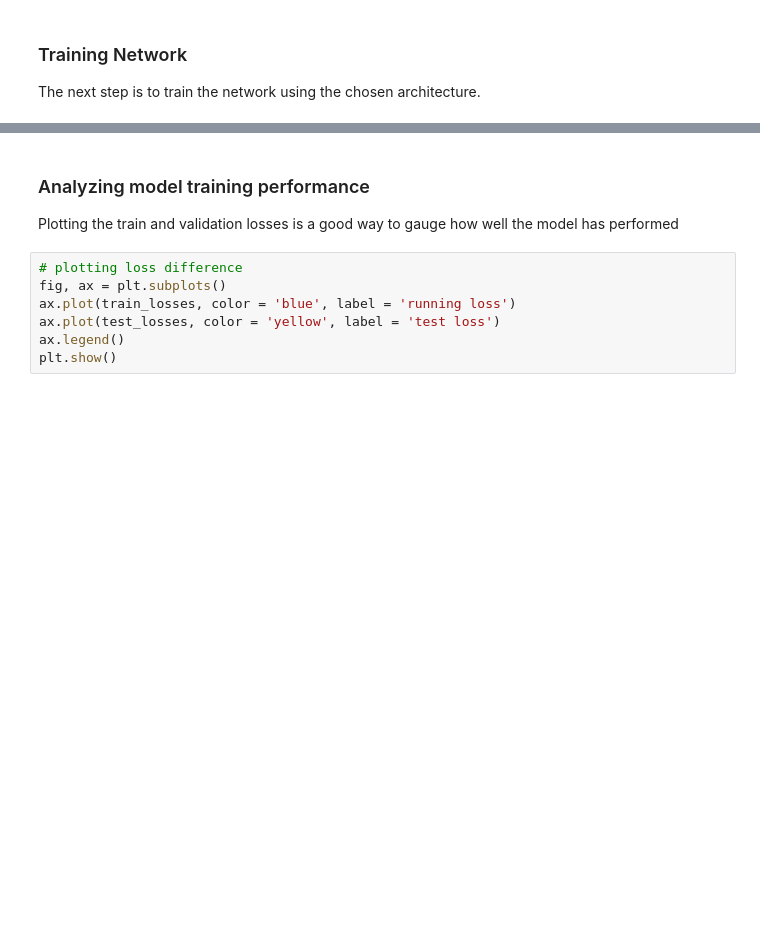
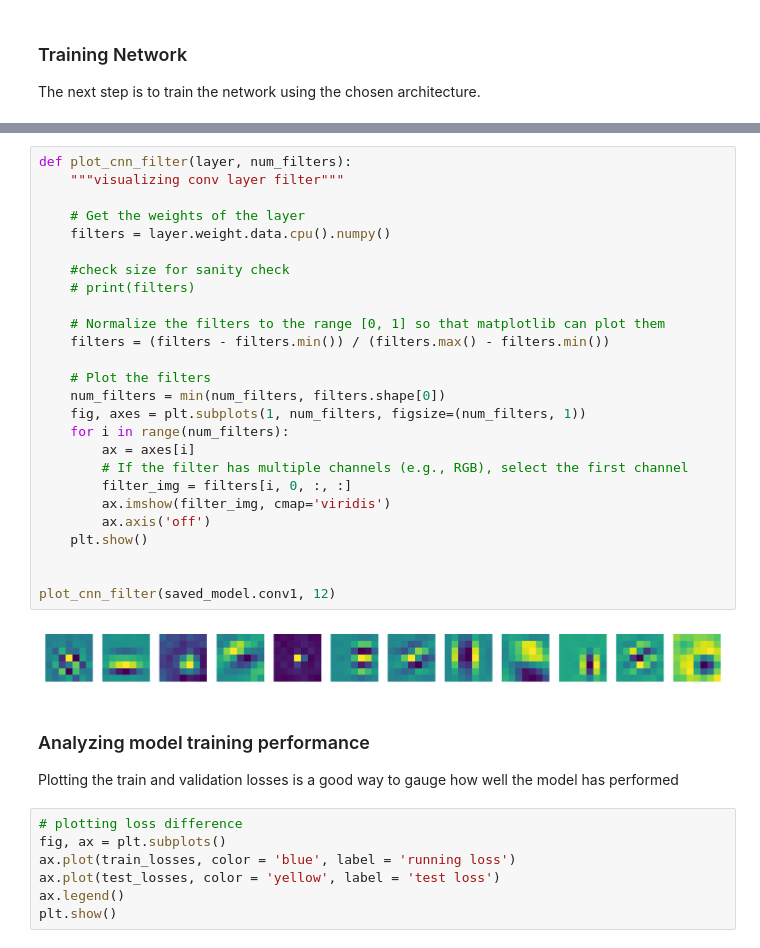
Before and after one commit to gmartinsnull/grocery-classifier, a Jupyter notebook: grocery classifier.ipynb, the cells around one changed output, grey strips where cells are left out. Saved outputs shown, nothing was run; the diff lists cells and outputs as text; blank space fills up the shorter version.

```diff
--- a/grocery classifier.ipynb
+++ b/grocery classifier.ipynb
@@ -264,3 +261,31 @@ epoch: 5/5; running loss: 0.192; test loss: 0.144; accuracy: 96.936%
+# %%
+def plot_cnn_filter(layer, num_filters):
+    """visualizing conv layer filter"""
+
+    # Get the weights of the layer
+    filters = layer.weight.data.cpu().numpy()
+
+    #check size for sanity check
+    # print(filters)
+
+    # Normalize the filters to the range [0, 1] so that matplotlib can plot them
+    filters = (filters - filters.min()) / (filters.max() - filters.min())
+
+    # Plot the filters
+    num_filters = min(num_filters, filters.shape[0])
+    fig, axes = plt.subplots(1, num_filters, figsize=(num_filters, 1))
+    for i in range(num_filters):
+        ax = axes[i]
+        # If the filter has multiple channels (e.g., RGB), select the first channel
+        filter_img = filters[i, 0, :, :]
+        ax.imshow(filter_img, cmap='viridis')
+        ax.axis('off')
+    plt.show()
+
+
+plot_cnn_filter(saved_model.conv1, 12)
+# %% [output]
+[figure, added]
 # %% [markdown]
 ### Analyzing model training performance
 Plotting the train and validation losses is a good way to gauge how well the model has performed
```
Also changed, not shown: parts of 19 cells of this notebook.
